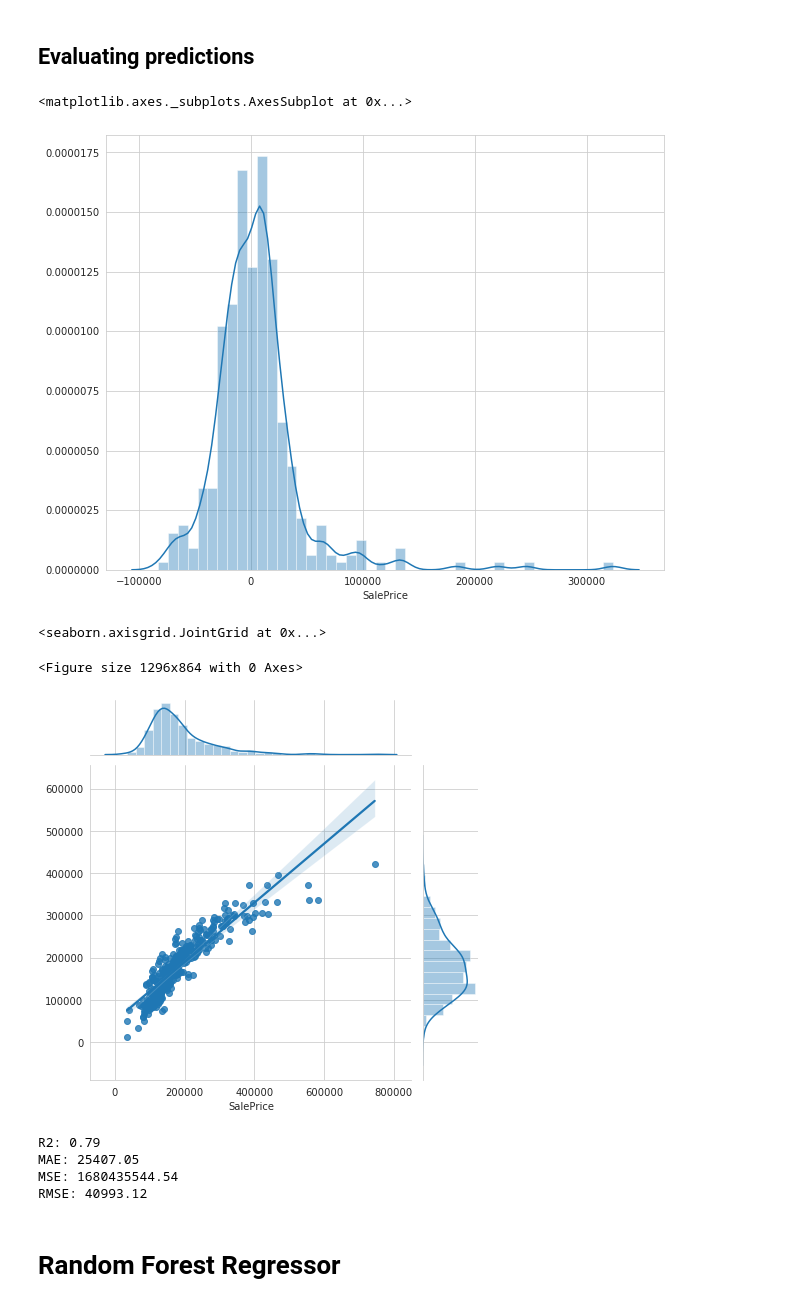
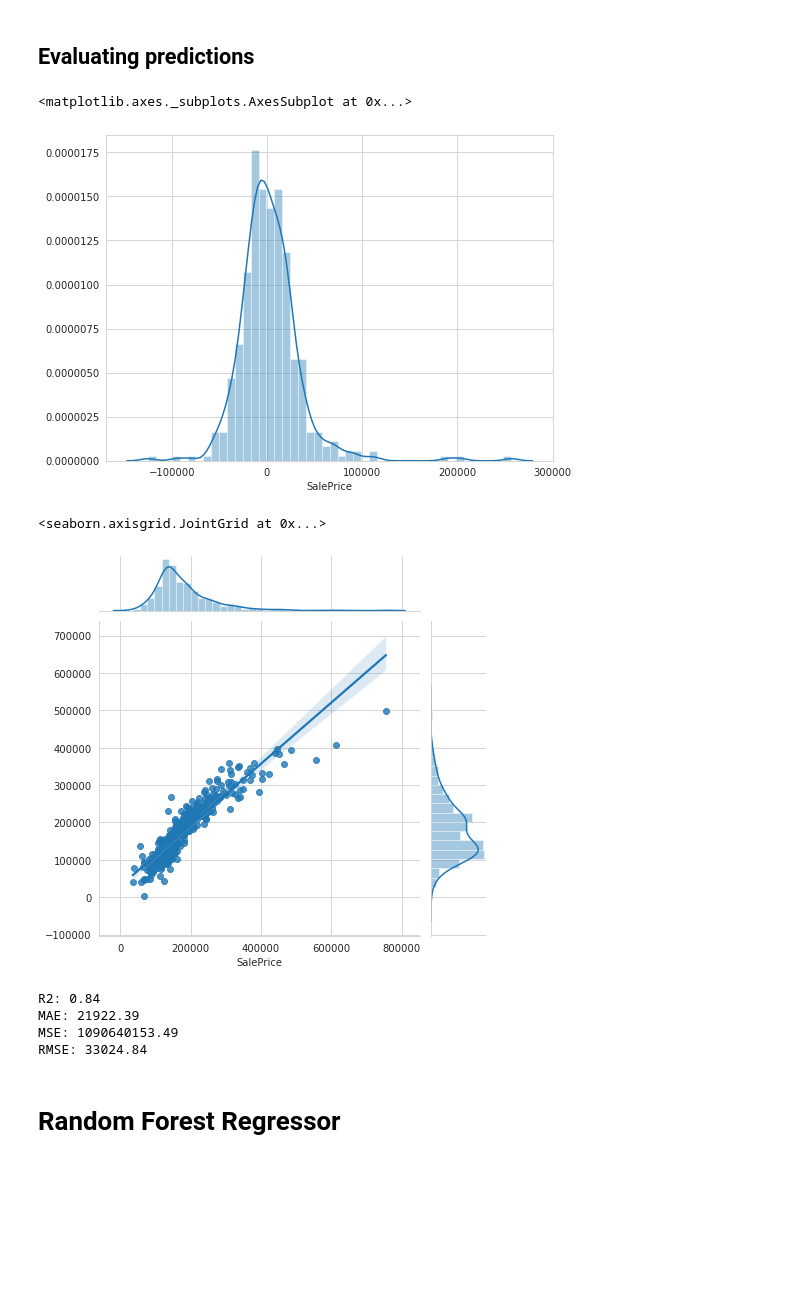
Before and after one commit to luamzi/Kaggle-House-Prices, a Jupyter notebook: House Prices Analysis.ipynb, the cells around one changed output. Saved outputs shown, nothing was run; the diff lists cells and outputs as text; code cells hidden in the pictures; blank space fills up the shorter version.

```diff
--- a/House Prices Analysis.ipynb
+++ b/House Prices Analysis.ipynb
@@ -150,7 +168,7 @@ X = df_new.drop('SalePrice', axis=1)
 # %%
 from sklearn.model_selection import train_test_split
 # %%
-X_train, X_test, y_train, y_test = train_test_split(X, y, test_size = 0.3, random_state = 42)
+X_train, X_test, y_train, y_test = train_test_split(X, y)
 # %% [markdown]
 # Linear Regression Model
 # %%
@@ -169,17 +187,16 @@ preds = lm.predict(X_test)
 err = y_test - preds
 # %%
 # residual error distribution
-plt.figure(figsize = (10, 8))
+plt.figure(figsize = (8, 6))
 sns.distplot(err)
 # %% [output]
 <matplotlib.axes._subplots.AxesSubplot at 0x...>
-[figure, old version]
+[figure, new version]
 # %%
-sns.jointplot(y_test, preds, kind='reg', )
+sns.jointplot(y_test, preds, kind='reg')
 # %% [output]
 <seaborn.axisgrid.JointGrid at 0x...>
-<Figure size 1296x864 with 0 Axes>
-[figure, old version]
+[figure, new version]
 # %%
 from sklearn.metrics import mean_absolute_error, mean_squared_error, r2_score
 # %%
@@ -193,10 +210,10 @@ print('MAE:', round(mae, 2))
 print('MSE:', round(mse, 2))
 print('RMSE:', round(rmse, 2))
 # %% [output]
-R2: 0.79
-MAE: 25407.05
-MSE: 1680435544.54
-RMSE: 40993.12
+R2: 0.84
+MAE: 21922.39
+MSE: 1090640153.49
+RMSE: 33024.84
 # %% [markdown]
 # Random Forest Regressor
 # %%
```
Also changed, not shown: parts of 19 cells of this notebook, 1 other file.
